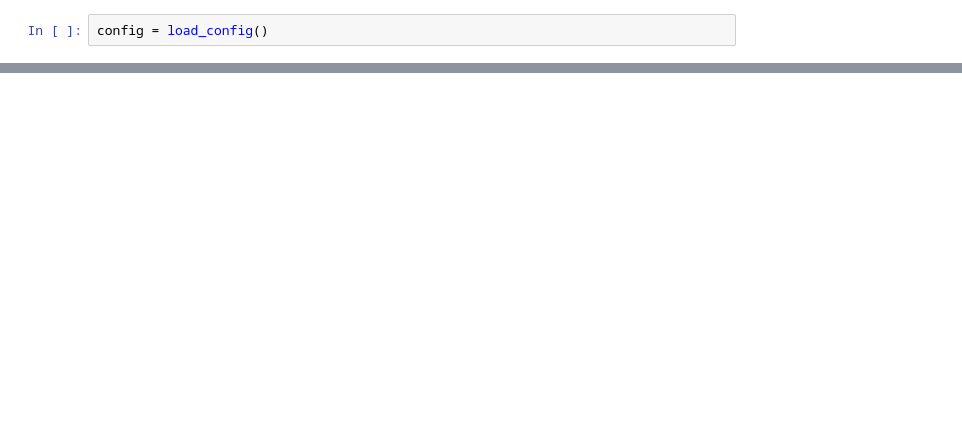
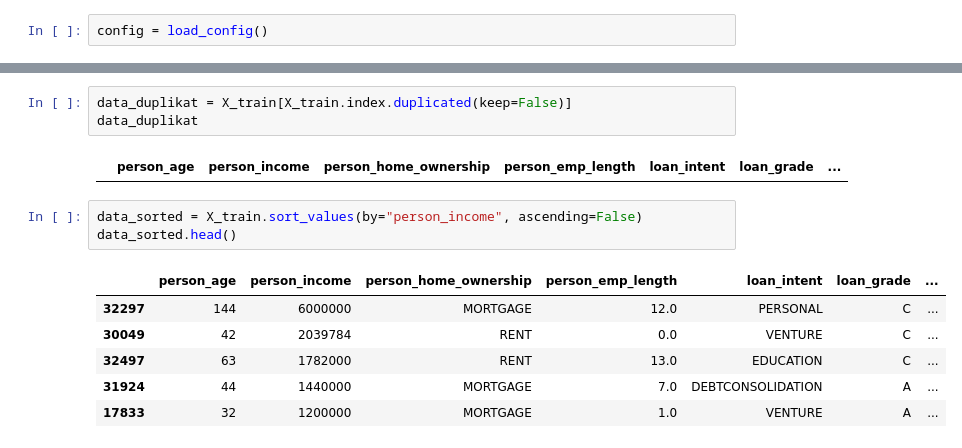
Before and after one commit to alhmdii/credit_risk_mentoring, a Jupyter notebook: eda.ipynb, the cells around one changed output, grey strips where cells are left out. Saved outputs shown, nothing was run; the diff lists cells and outputs as text; blank space fills up the shorter version.

```diff
--- a/eda.ipynb
+++ b/eda.ipynb
@@ -41,0 +136,15 @@ X_train = des
+# %%
+data_duplikat = X_train[X_train.index.duplicated(keep=False)]
+data_duplikat
+# %% [output]
+|  | person_age | person_income | person_home_ownership | person_emp_length | loan_intent | loan_grade | ... |
+# %%
+data_sorted = X_train.sort_values(by="person_income", ascending=False)
+data_sorted.head()
+# %% [output]
+|  | person_age | person_income | person_home_ownership | person_emp_length | loan_intent | loan_grade | ... |
+| 32297 | 144 | 6000000 | MORTGAGE | 12.0 | PERSONAL | C | ... |
+| 30049 | 42 | 2039784 | RENT | 0.0 | VENTURE | C | ... |
+| 32497 | 63 | 1782000 | RENT | 13.0 | EDUCATION | C | ... |
+| 31924 | 44 | 1440000 | MORTGAGE | 7.0 | DEBTCONSOLIDATION | A | ... |
+| 17833 | 32 | 1200000 | MORTGAGE | 1.0 | VENTURE | A | ... |
```
Also changed, not shown: parts of 18 cells of this notebook.
